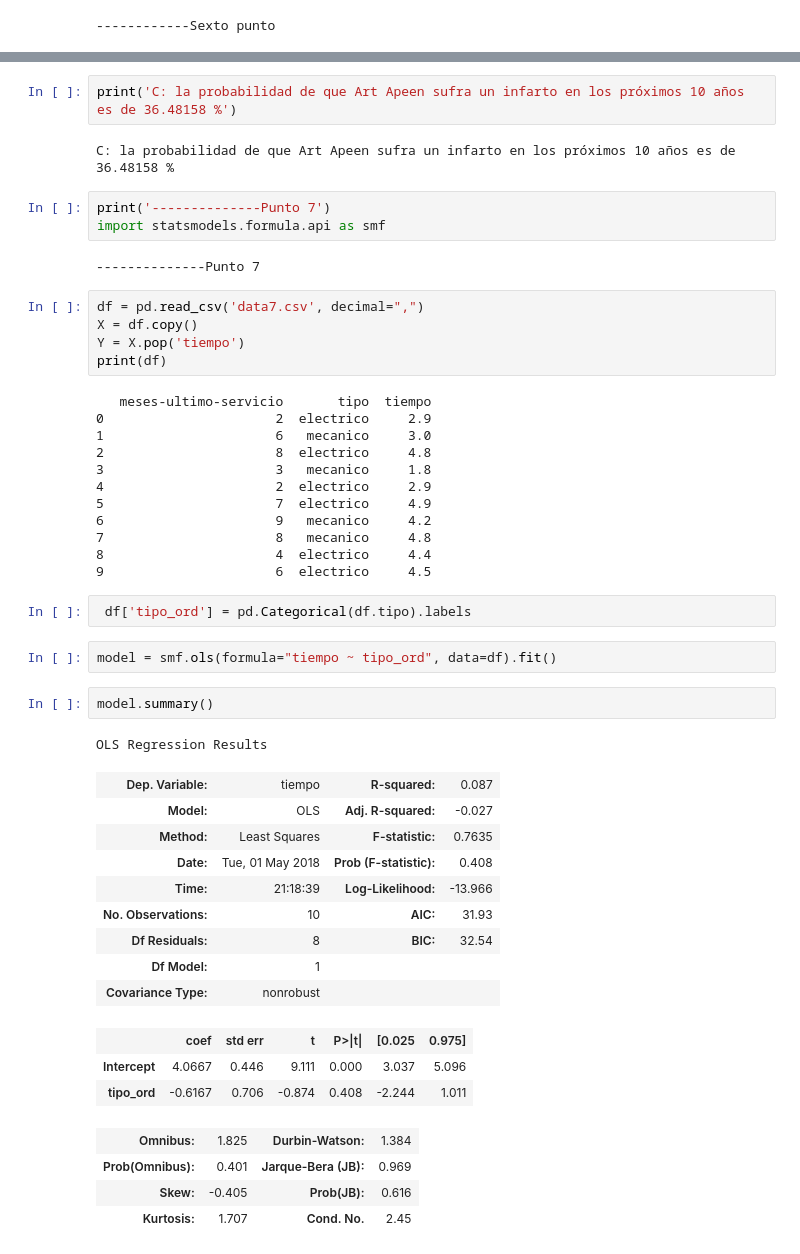
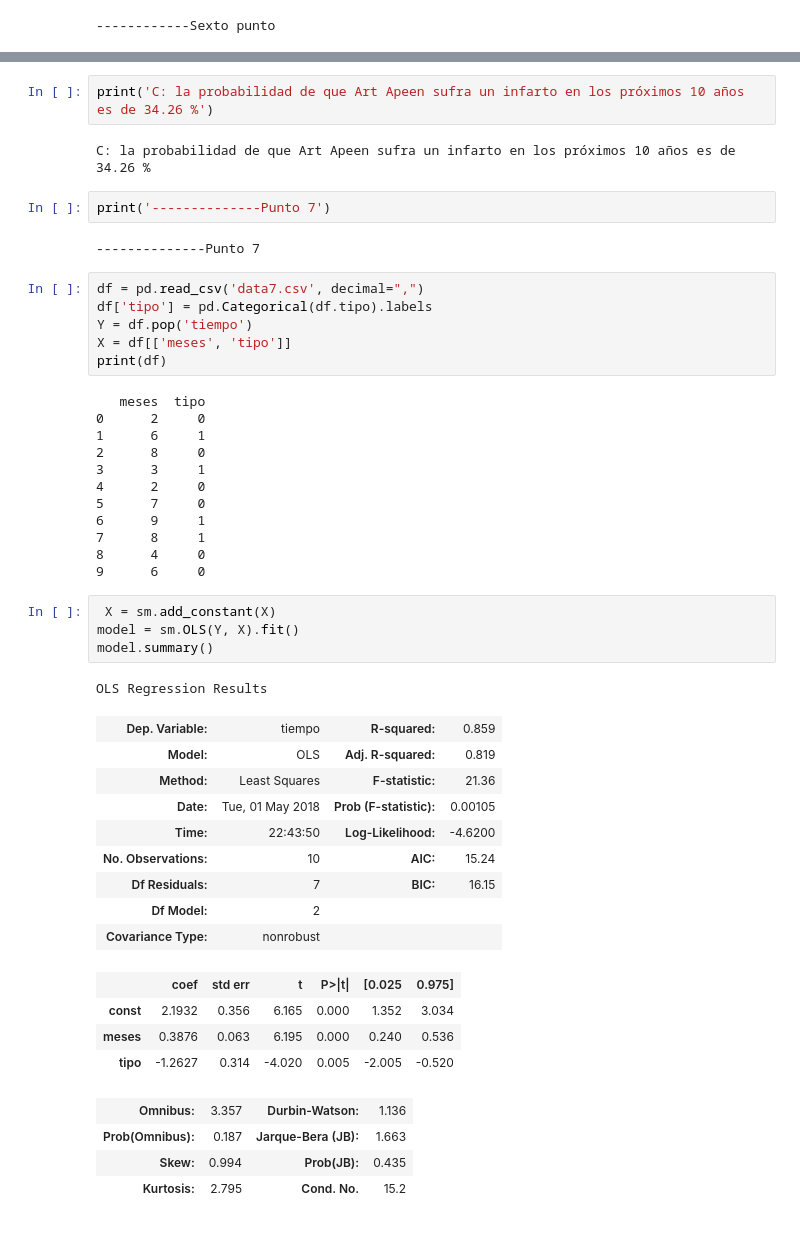
Before and after one commit to NoRoboto/jupyter-notebooks, a Jupyter notebook: estadistica/taller/Taller.ipynb, the cells around one changed output, grey strips where cells are left out. Cells and saved outputs as stored; diff of their text form.

```diff
--- a/estadistica/taller/Taller.ipynb
+++ b/estadistica/taller/Taller.ipynb
@@ -299,50 +306,49 @@ model.predict([68, 175, 1])
 # %%
-print('C: la probabilidad de que Art Apeen sufra un infarto en los próximos 10 años es de 36.48158 %')
+print('C: la probabilidad de que Art Apeen sufra un infarto en los próximos 10 años es de 34.26 %')
 # %% [output]
-C: la probabilidad de que Art Apeen sufra un infarto en los próximos 10 años es de 36.48158 %
+C: la probabilidad de que Art Apeen sufra un infarto en los próximos 10 años es de 34.26 %
 # %%
 print('--------------Punto 7')
-import statsmodels.formula.api as smf
 # %% [output]
 --------------Punto 7
 # %%
 df = pd.read_csv('data7.csv', decimal=",")
-X = df.copy()
-Y = X.pop('tiempo')
+df['tipo'] = pd.Categorical(df.tipo).labels
+Y = df.pop('tiempo')
+X = df[['meses', 'tipo']]
 print(df)
 # %% [output]
-   meses-ultimo-servicio       tipo  tiempo
-0                      2  electrico     2.9
-1                      6   mecanico     3.0
-2                      8  electrico     4.8
-3                      3   mecanico     1.8
-4                      2  electrico     2.9
-5                      7  electrico     4.9
-6                      9   mecanico     4.2
-7                      8   mecanico     4.8
-8                      4  electrico     4.4
-9                      6  electrico     4.5
+   meses  tipo
+0      2     0
+1      6     1
+2      8     0
+3      3     1
+4      2     0
+5      7     0
+6      9     1
+7      8     1
+8      4     0
+9      6     0
-# %%
- df['tipo_ord'] = pd.Categorical(df.tipo).labels
-# %%
-model = smf.ols(formula="tiempo ~ tipo_ord", data=df).fit()
-# %%
-model.summary()
-# %% [output]
-OLS Regression Results
-| Dep. Variable: | tiempo | R-squared: | 0.087 |
-| Model: | OLS | Adj. R-squared: | -0.027 |
-| Method: | Least Squares | F-statistic: | 0.7635 |
-| Date: | Tue, 01 May 2018 | Prob (F-statistic): | 0.408 |
-| Time: | 21:18:39 | Log-Likelihood: | -13.966 |
-| No. Observations: | 10 | AIC: | 31.93 |
-| Df Residuals: | 8 | BIC: | 32.54 |
-| Df Model: | 1 |  |  |
-| Covariance Type: | nonrobust |  |  |
-|  | coef | std err | t | P>|t| | [0.025 | 0.975] |
-| Intercept | 4.0667 | 0.446 | 9.111 | 0.000 | 3.037 | 5.096 |
-| tipo_ord | -0.6167 | 0.706 | -0.874 | 0.408 | -2.244 | 1.011 |
-| Omnibus: | 1.825 | Durbin-Watson: | 1.384 |
-| Prob(Omnibus): | 0.401 | Jarque-Bera (JB): | 0.969 |
-| Skew: | -0.405 | Prob(JB): | 0.616 |
-| Kurtosis: | 1.707 | Cond. No. | 2.45 |
+# %%
+ X = sm.add_constant(X)
+model = sm.OLS(Y, X).fit()
+model.summary()
+# %% [output]
+OLS Regression Results
+| Dep. Variable: | tiempo | R-squared: | 0.859 |
+| Model: | OLS | Adj. R-squared: | 0.819 |
+| Method: | Least Squares | F-statistic: | 21.36 |
+| Date: | Tue, 01 May 2018 | Prob (F-statistic): | 0.00105 |
+| Time: | 22:43:50 | Log-Likelihood: | -4.6200 |
+| No. Observations: | 10 | AIC: | 15.24 |
+| Df Residuals: | 7 | BIC: | 16.15 |
+| Df Model: | 2 |  |  |
+| Covariance Type: | nonrobust |  |  |
+|  | coef | std err | t | P>|t| | [0.025 | 0.975] |
+| const | 2.1932 | 0.356 | 6.165 | 0.000 | 1.352 | 3.034 |
+| meses | 0.3876 | 0.063 | 6.195 | 0.000 | 0.240 | 0.536 |
+| tipo | -1.2627 | 0.314 | -4.020 | 0.005 | -2.005 | -0.520 |
+| Omnibus: | 3.357 | Durbin-Watson: | 1.136 |
+| Prob(Omnibus): | 0.187 | Jarque-Bera (JB): | 1.663 |
+| Skew: | 0.994 | Prob(JB): | 0.435 |
+| Kurtosis: | 2.795 | Cond. No. | 15.2 |
```
Also changed, not shown: parts of 14 cells of this notebook, 3 other files.
